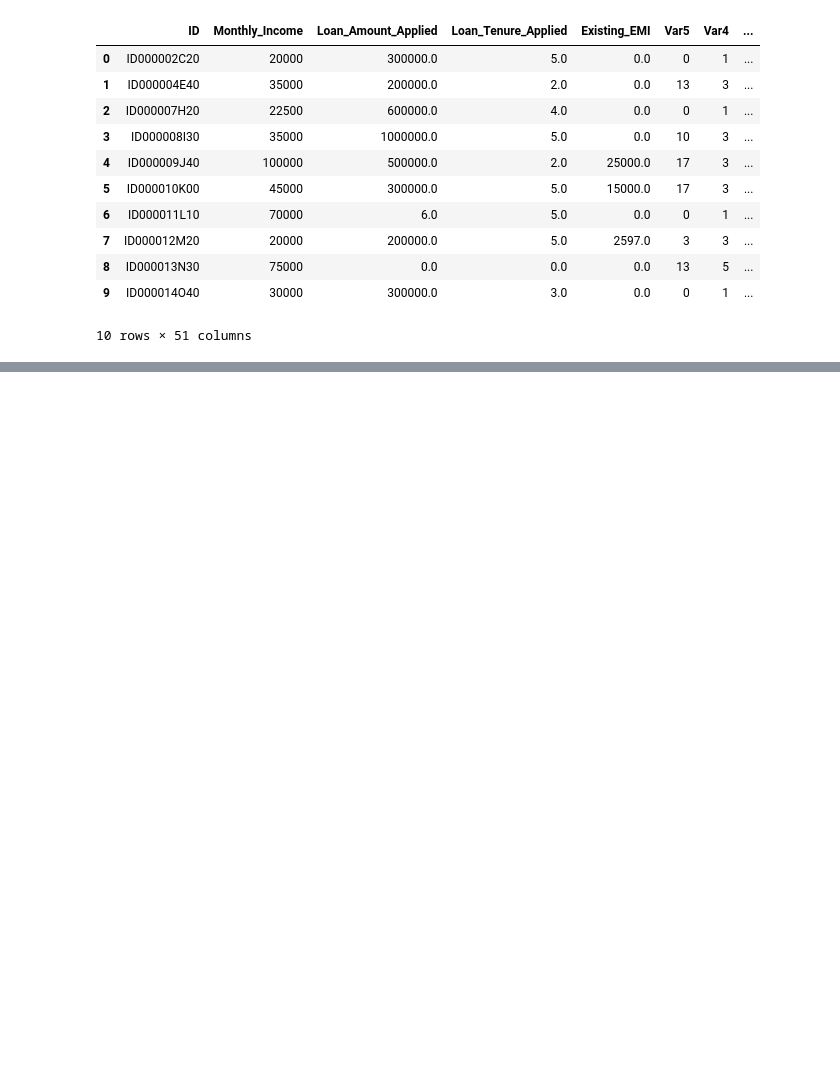
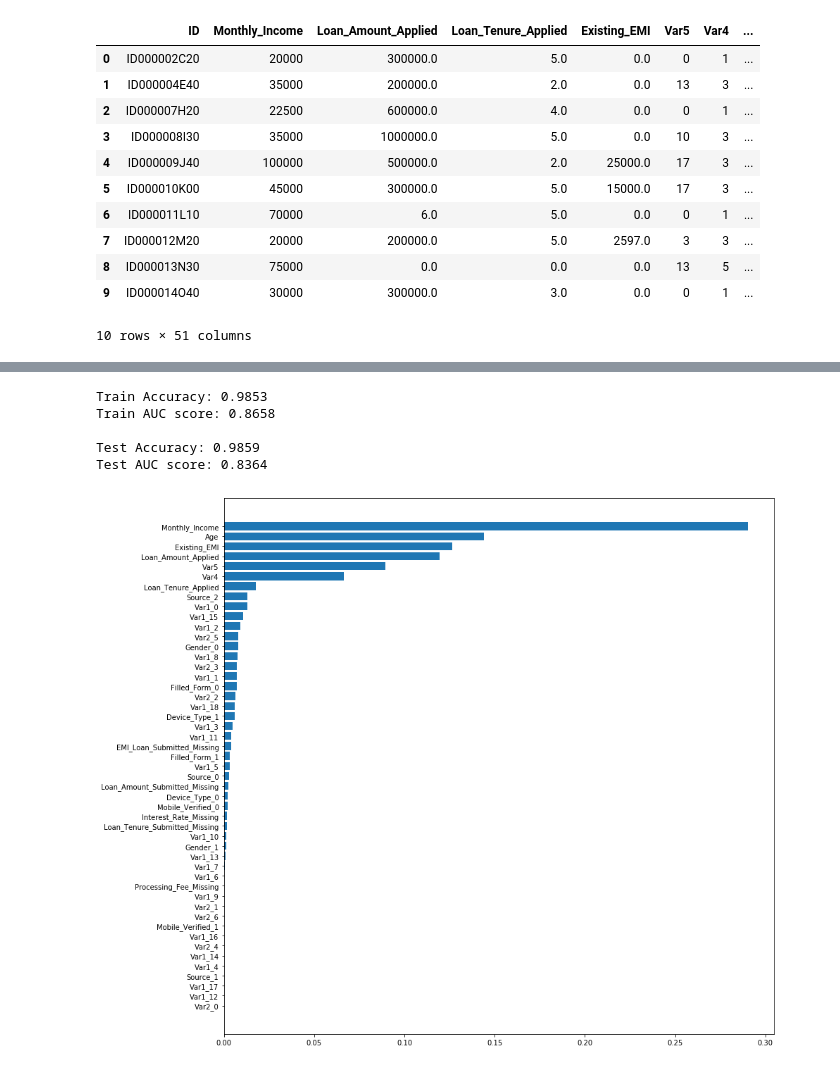
Before and after one commit to ZhenyiLin/python_classification, a Jupyter notebook: GradientBoosting.ipynb, the cells around one changed output, grey strips where cells are left out. Cells and saved outputs as stored; diff of their text form; code cells hidden in the pictures; blank space fills up the shorter version.

```diff
--- a/GradientBoosting.ipynb
+++ b/GradientBoosting.ipynb
@@ -7,9 +14,6 @@ import numpy as np
 from datetime import datetime, date
 from sklearn.ensemble import GradientBoostingClassifier
 
-df1 = pd.read_csv('./data/DataHackathon3x_train.csv', encoding = "ISO-8859-1")
-df2 = pd.read_csv('./data/DataHackathon3x_test.csv', encoding = "ISO-8859-1")
-df1['src'] = 'train'; df2['src'] = 'test'
-df = pd.concat([df1, df2], ignore_index=True, sort=False)
+df = pd.read_csv('./data/DataHackathon3x_train.csv', encoding = "ISO-8859-1")
 # %% [markdown]
 # Data preprocessing
@@ -56,3 +58,10 @@ train.head(10)
 | 8 | ID000013N30 | 75000 | 0.0 | 0.0 | 0.0 | 13 | 5 | ... |
 | 9 | ID000014O40 | 30000 | 300000.0 | 3.0 | 0.0 | 0 | 1 | ... |
 10 rows × 51 columns
+# %%
+from sklearn.model_selection import train_test_split
+features = [x for x in df.columns if x not in ['Disbursed', 'ID']]
+X = df[features]
+Y = df['Disbursed']
+
+X_train, X_test, y_train, y_test = train_test_split(X, Y, test_size = 0.3, random_state=4)
@@ -58,0 +78,36 @@ train.head(10)
+# %%
+from sklearn.ensemble import GradientBoostingClassifier     # GBM algorithm
+from sklearn import metrics
+
+gbm = GradientBoostingClassifier(random_state=10)
+gbm.fit(X_train, y_train)
+
+def evaluation(gbm, X_train, X_test, y_train, y_test):
+    y_train_pred = gbm.predict(X_train)
+    y_train_predprob = gbm.predict_proba(X_train)[:,1]
+    y_test_pred = gbm.predict(X_test)
+    y_test_predprob = gbm.predict_proba(X_test)[:,1]
+    print("Train Accuracy: %.4f" % metrics.accuracy_score(y_train.values, y_train_pred))
+    print("Train AUC score: %.4f\n" % metrics.roc_auc_score(y_train.values, y_train_predprob))
+    print("Test Accuracy: %.4f" % metrics.accuracy_score(y_test.values, y_test_pred))
+    print("Test AUC score: %.4f" % metrics.roc_auc_score(y_test.values, y_test_predprob))
+
+evaluation(gbm, X_train, X_test, y_train, y_test)
+# %% [output]
+Train Accuracy: 0.9853
+Train AUC score: 0.8658
+
+Test Accuracy: 0.9859
+Test AUC score: 0.8364
+# %%
+def plot_featureImportance(gbm):
+    from matplotlib import pyplot as plt
+    fig, ax = plt.subplots(1,1, figsize=(14,14))
+    feature_importance = pd.Series(gbm.feature_importances_, features).sort_values(ascending=True)
+    ax.barh(feature_importance.index, feature_importance.values)
+    #ax.set_xticks(rotation=90)
+    plt.show()
+
+plot_featureImportance(gbm)
+# %% [output]
+[figure, added]
```
Also changed, not shown: parts of 10 cells of this notebook.
